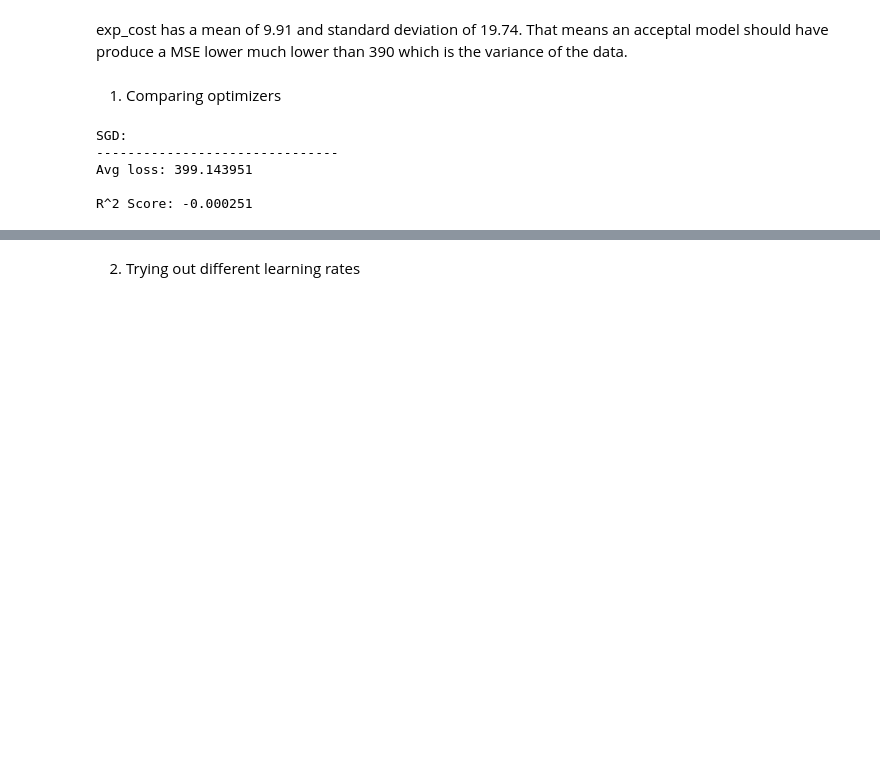
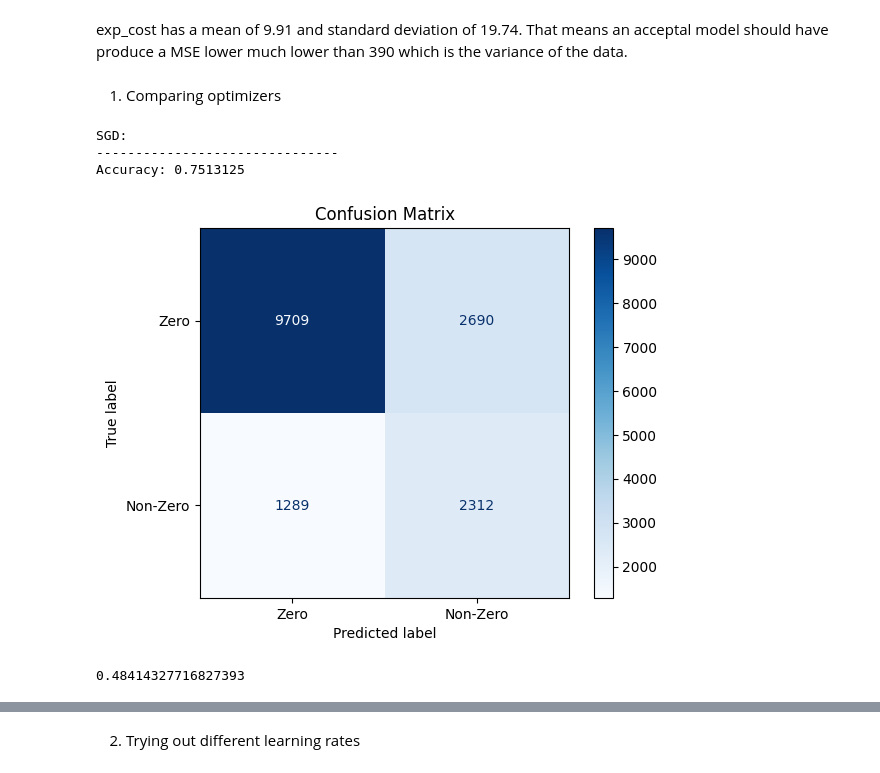
Before and after one commit to Shirkanzilla/predictive-control-switch, a Jupyter notebook: Safety-Gymnasium/train_neural_network.ipynb, the cells around one changed output, grey strips where cells are left out. Cells and saved outputs as stored; diff of their text form; code cells hidden in the pictures; blank space fills up the shorter version.

```diff
--- a/Safety-Gymnasium/train_neural_network.ipynb
+++ b/Safety-Gymnasium/train_neural_network.ipynb
@@ -139,4 +208,4 @@ Using cuda device
 # %%
-model = ExpectedCostNN().to(device)
-print(model)
+classifier = ExpectedCostClassifier().to(device)
+print(classifier)
 # %% [output]
@@ -156,13 +224,15 @@ optimizer = torch.optim.SGD(model.parameters(), lr=1e-3)
 # %%
 # code from https://docs.pytorch.org/tutorials/beginner/basics/quickstart_tutorial.html
-def train(dataloader, model, loss_fn, optimizer):
+def train(dataloader, model, loss_fn, optimizer, regression=False):
     size = len(dataloader.dataset)
     model.train()
-    for batch, (X, y) in enumerate(dataloader):
-        X, y = X.to(device), y.to(device)
+    for batch, (X, y_class, y_reg) in enumerate(dataloader):
+        X, y = X.to(device), y_class.to(device)
+        if regression:
+            y = y_reg.to(device)
 
         # Compute prediction error
-        pred = model(X)
+        pred = model(X).squeeze()
         loss = loss_fn(pred, y)
 
         # Backpropagation
@@ -231,17 +364,18 @@ optimizers = {"SGD": torch.optim.SGD(model.parameters(), lr=1e-3),
 # %%
 # SGD
-model_sgd = ExpectedCostNN().to(device)
-sgd = torch.optim.SGD(model_sgd.parameters(), lr=1e-3)
+classifier_sgd = ExpectedCostClassifier().to(device)
+sgd = torch.optim.SGD(classifier_sgd.parameters(), lr=1e-3)
+loss_fn = nn.BCELoss()
+
 for _ in range(10):
-    train(train_loader, model_sgd, loss_fn, sgd)
+    train(train_loader, classifier_sgd, loss_fn, sgd)
 print("SGD:\n-------------------------------")
-mse_score = test(validation_loader, model_sgd, loss_fn)
-print(f"R^2 Score: {1-mse_score/np.var(y_validate):>8f}")
+test(validation_loader, classifier_sgd, loss_fn)
 # %% [output]
 SGD:
 -------------------------------
-Avg loss: 399.143951
-
-R^2 Score: -0.000251
+Accuracy: 0.7513125
+[figure, added]
+0.48414327716827393
 # %%
 # RMSProp
```
Also changed, not shown: parts of 33 cells of this notebook.
